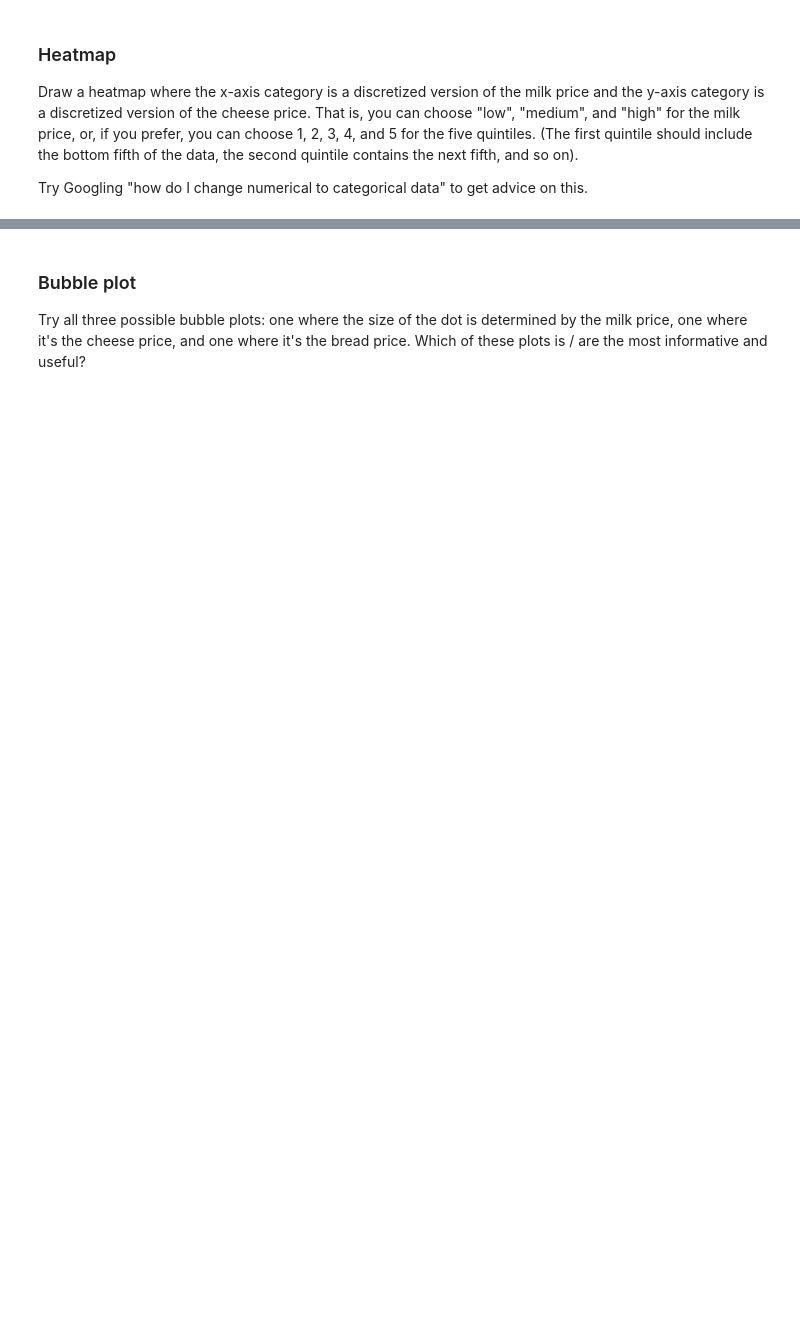
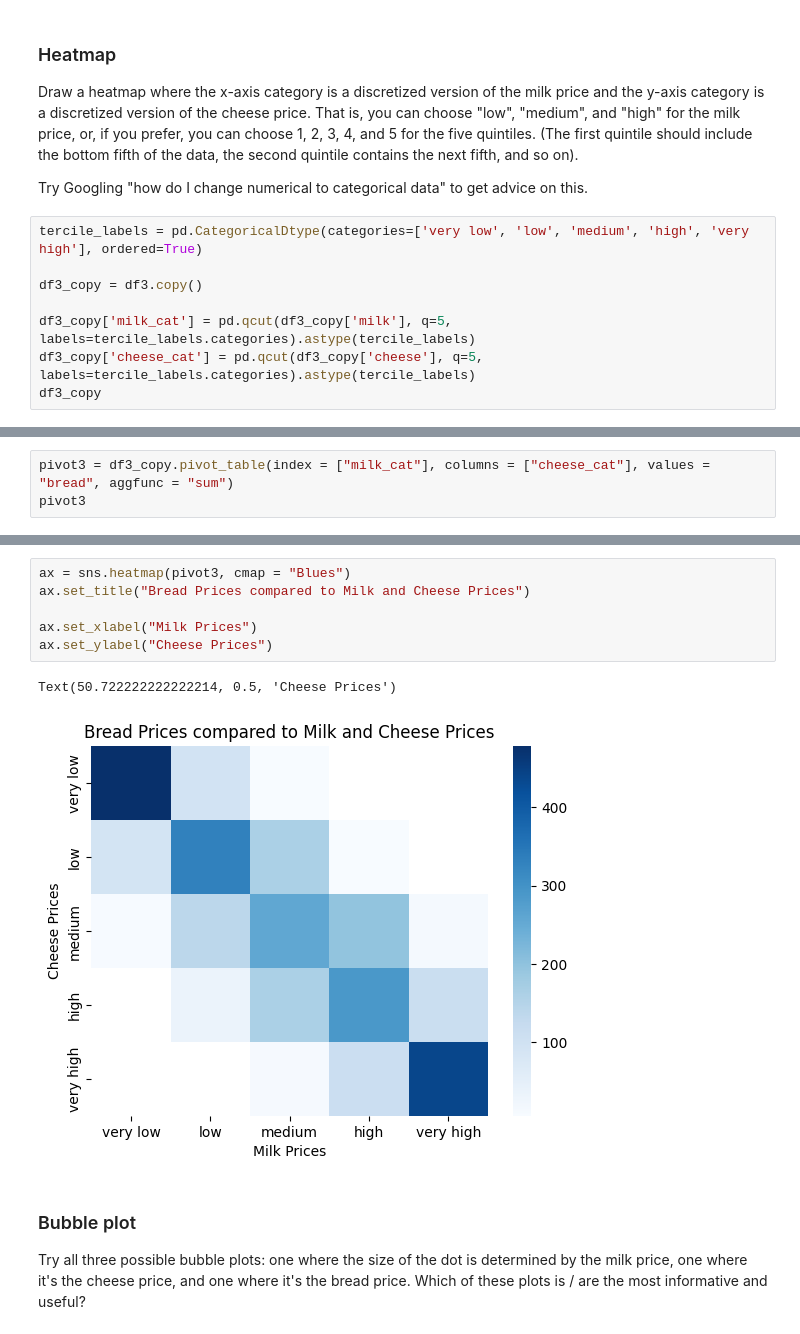
Before and after one commit to JonG-2025/Module-B-semester-2, a Jupyter notebook: Week8.ipynb, the cells around one changed output, grey strips where cells are left out. Cells and saved outputs as stored; diff of their text form; blank space fills up the shorter version.

```diff
--- a/Week8.ipynb
+++ b/Week8.ipynb
@@ -230,3 +239,11 @@ df3 = pd.DataFrame({"milk": milk_series, "cheese": cheese_series, "bread": bread
 Draw a heatmap where the x-axis category is a discretized version of the milk price and the y-axis category is a discretized version of the cheese price.  That is, you can choose "low", "medium", and "high" for the milk price, or, if you prefer, you can choose 1, 2, 3, 4, and 5 for the five quintiles.  (The first quintile should include the bottom fifth of the data, the second quintile contains the next fifth, and so on).
 
 Try Googling "how do I change numerical to categorical data" to get advice on this.
+# %%
+tercile_labels = pd.CategoricalDtype(categories=['very low', 'low', 'medium', 'high', 'very high'], ordered=True)
+
+df3_copy = df3.copy()
+
+df3_copy['milk_cat'] = pd.qcut(df3_copy['milk'], q=5, labels=tercile_labels.categories).astype(tercile_labels)
+df3_copy['cheese_cat'] = pd.qcut(df3_copy['cheese'], q=5, labels=tercile_labels.categories).astype(tercile_labels)
+df3_copy
@@ -232,0 +264,3 @@ Try Googling "how do I change numerical to categorical data" to get advice on th
+# %%
+pivot3 = df3_copy.pivot_table(index = ["milk_cat"], columns = ["cheese_cat"], values = "bread", aggfunc = "sum")
+pivot3
@@ -233,3 +275,12 @@ Try Googling "how do I change numerical to categorical data" to get advice on th
+# %%
+ax = sns.heatmap(pivot3, cmap = "Blues")
+ax.set_title("Bread Prices compared to Milk and Cheese Prices")
+
+ax.set_xlabel("Milk Prices")
+ax.set_ylabel("Cheese Prices")
+# %% [output]
+Text(50.722222222222214, 0.5, 'Cheese Prices')
+[figure, added]
 # %% [markdown]
 ### Bubble plot
 
```
Also changed, not shown: parts of 19 cells of this notebook.
